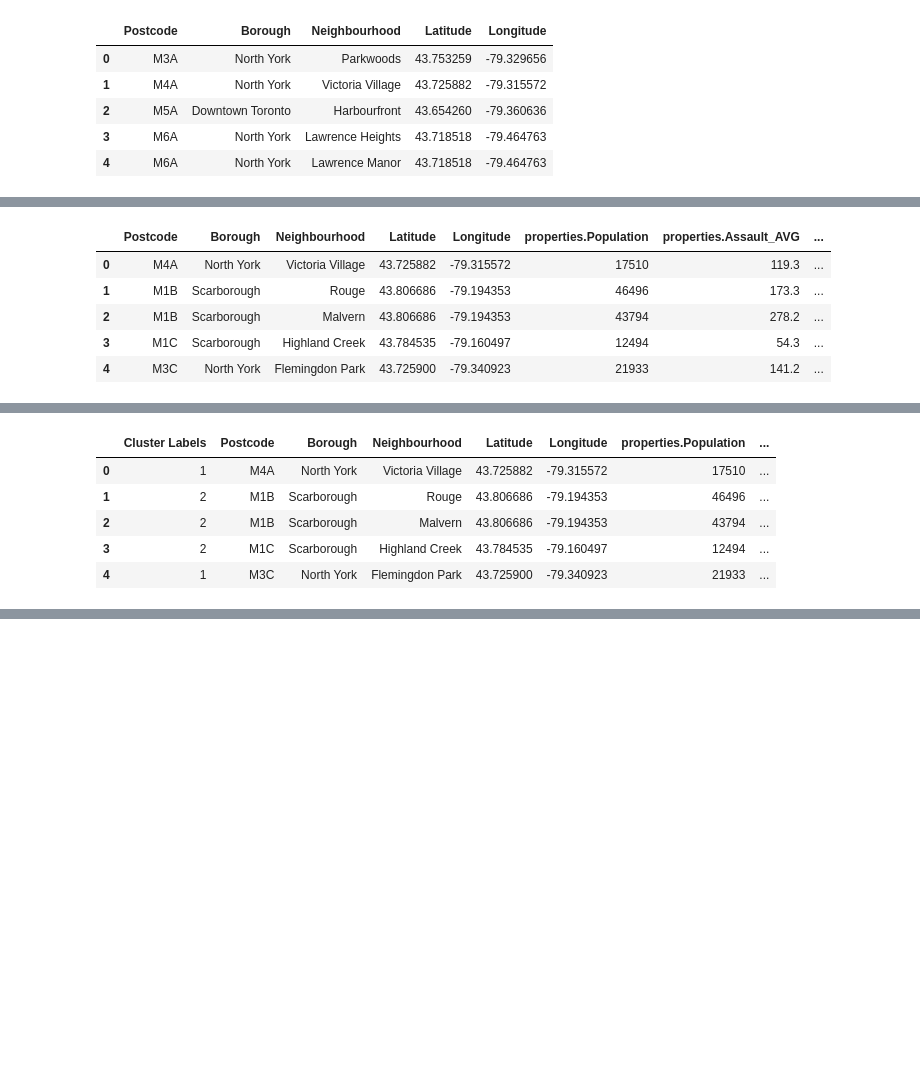
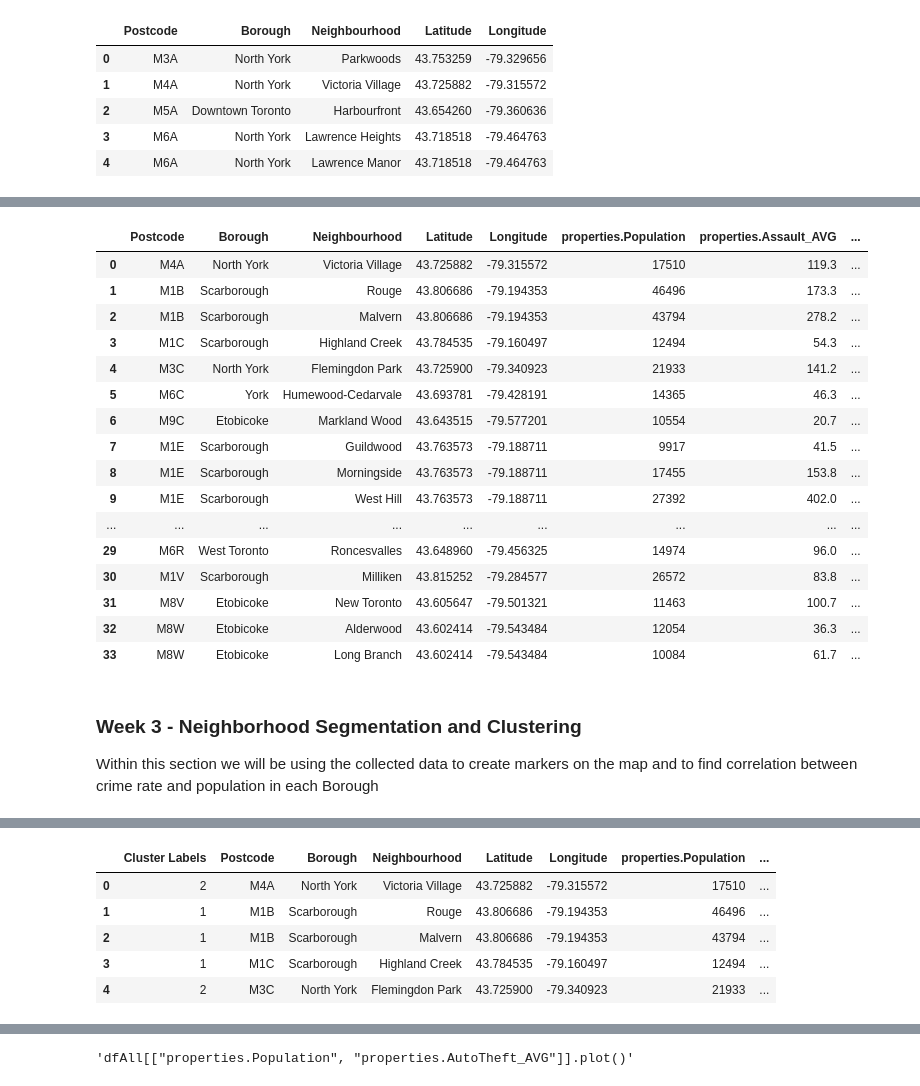
Before and after one commit to yash-patel268/Segmenting-and-Clustering-Neighborhoods-in-Toronto, a Jupyter notebook: Segmenting and Clustering Neighborhoods in Toronto.ipynb, the cells around one changed output, grey strips where cells are left out. Cells and saved outputs as stored; diff of their text form; code cells hidden in the pictures; blank space fills up the shorter version.

Commit message:
Added and merged population profile data

```diff
--- a/Segmenting and Clustering Neighborhoods in Toronto.ipynb
+++ b/Segmenting and Clustering Neighborhoods in Toronto.ipynb
@@ -165,3 +166,7 @@ dfCrime.head()
 | 2 | Lansing-Westgate | 16164 | 70.7 | 23.7 | 38.8 | ... |
 | 3 | Yorkdale-Glen Park | 14804 | 160.2 | 55.5 | 63.3 | ... |
 | 4 | Stonegate-Queensway | 25051 | 83.2 | 28.7 | 52.8 | ... |
+# %%
+dfProfiles = pd.read_csv('population-profiles.csv')
+dfProfiles.drop(dfProfiles.columns[[0,1,2,4,8,9,15,16,18,19,20,21,22,23,24,25,26,27,28,29,30,31,32,33,34,35,36,37,38]], axis=1, inplace=True)
+dfProfiles.head()
@@ -168,13 +180,30 @@ dfCrime.head()
 # %%
-dfAll = pd.merge(dfMerge, dfCrime, on='Neighbourhood')
-dfAll.head()
+dfMerge2 = pd.merge(dfMerge, dfCrime, on='Neighbourhood')
+dfAll = pd.merge(dfMerge2, dfProfiles, on='Neighbourhood')
+dfAll
 # %% [output]
 |  | Postcode | Borough | Neighbourhood | Latitude | Longitude | properties.Population | properties.Assault_AVG | ... |
 | 0 | M4A | North York | Victoria Village | 43.725882 | -79.315572 | 17510 | 119.3 | ... |
 | 1 | M1B | Scarborough | Rouge | 43.806686 | -79.194353 | 46496 | 173.3 | ... |
 | 2 | M1B | Scarborough | Malvern | 43.806686 | -79.194353 | 43794 | 278.2 | ... |
 | 3 | M1C | Scarborough | Highland Creek | 43.784535 | -79.160497 | 12494 | 54.3 | ... |
 | 4 | M3C | North York | Flemingdon Park | 43.725900 | -79.340923 | 21933 | 141.2 | ... |
+| 5 | M6C | York | Humewood-Cedarvale | 43.693781 | -79.428191 | 14365 | 46.3 | ... |
+| 6 | M9C | Etobicoke | Markland Wood | 43.643515 | -79.577201 | 10554 | 20.7 | ... |
+| 7 | M1E | Scarborough | Guildwood | 43.763573 | -79.188711 | 9917 | 41.5 | ... |
+| 8 | M1E | Scarborough | Morningside | 43.763573 | -79.188711 | 17455 | 153.8 | ... |
+| 9 | M1E | Scarborough | West Hill | 43.763573 | -79.188711 | 27392 | 402.0 | ... |
+| ... | ... | ... | ... | ... | ... | ... | ... | ... |
+| 29 | M6R | West Toronto | Roncesvalles | 43.648960 | -79.456325 | 14974 | 96.0 | ... |
+| 30 | M1V | Scarborough | Milliken | 43.815252 | -79.284577 | 26572 | 83.8 | ... |
+| 31 | M8V | Etobicoke | New Toronto | 43.605647 | -79.501321 | 11463 | 100.7 | ... |
+| 32 | M8W | Etobicoke | Alderwood | 43.602414 | -79.543484 | 12054 | 36.3 | ... |
+| 33 | M8W | Etobicoke | Long Branch | 43.602414 | -79.543484 | 10084 | 61.7 | ... |
+# %% [markdown]
+<h3>Week 3 - Neighborhood Segmentation and Clustering</h3>
+<p>
+Within this section we will be using the collected data to create markers on the map and to find correlation between crime rate and population in each Borough
+</p>
 # %%
 for name, latitude, longitude, pop, r1, r2, r3, r4, r5 ,r6 in zip(dfAll['Neighbourhood'], dfAll['Latitude'], dfAll['Longitude'], dfAll['properties.Population'], dfAll['properties.Assault_AVG'], dfAll['properties.AutoTheft_AVG'], dfAll['properties.BreakandEnter_AVG'], dfAll['properties.Homicide_AVG'], dfAll['properties.Robbery_AVG'], dfAll['properties.TheftOver_AVG']):
     label = '{}, Population = {}, Assault AVG = {}, Auto Theft AVG = {}, Break and Enter AVG = {}, Homicide AVG = {}, Robbery AVG = {}, Theft Over AVG = {}'.format(name, pop, r1, r2, r3, r4, r5, r6)
@@ -200,11 +229,11 @@ dfAll.insert(0, 'Cluster Labels', kmeans.labels_)
 dfAll.head()
 # %% [output]
 |  | Cluster Labels | Postcode | Borough | Neighbourhood | Latitude | Longitude | properties.Population | ... |
-| 0 | 1 | M4A | North York | Victoria Village | 43.725882 | -79.315572 | 17510 | ... |
-| 1 | 2 | M1B | Scarborough | Rouge | 43.806686 | -79.194353 | 46496 | ... |
-| 2 | 2 | M1B | Scarborough | Malvern | 43.806686 | -79.194353 | 43794 | ... |
-| 3 | 2 | M1C | Scarborough | Highland Creek | 43.784535 | -79.160497 | 12494 | ... |
-| 4 | 1 | M3C | North York | Flemingdon Park | 43.725900 | -79.340923 | 21933 | ... |
+| 0 | 2 | M4A | North York | Victoria Village | 43.725882 | -79.315572 | 17510 | ... |
+| 1 | 1 | M1B | Scarborough | Rouge | 43.806686 | -79.194353 | 46496 | ... |
+| 2 | 1 | M1B | Scarborough | Malvern | 43.806686 | -79.194353 | 43794 | ... |
+| 3 | 1 | M1C | Scarborough | Highland Creek | 43.784535 | -79.160497 | 12494 | ... |
+| 4 | 2 | M3C | North York | Flemingdon Park | 43.725900 | -79.340923 | 21933 | ... |
 # %%
 map_clusters = folium.Map(location=[latitude, longitude], zoom_start=10)
 
@@ -228,3 +257,7 @@ for lat, lon, neighbourhood, cluster in zip(dfAll['Latitude'], dfAll['Longitude'
 map_clusters
 # %% [output]
 [interactive output not drawn]
+# %%
+"""dfAll[["properties.Population", "properties.AutoTheft_AVG"]].plot()"""
+# %% [output]
+'dfAll[["properties.Population", "properties.AutoTheft_AVG"]].plot()'
```
Also changed, not shown: parts of 2 cells of this notebook.
